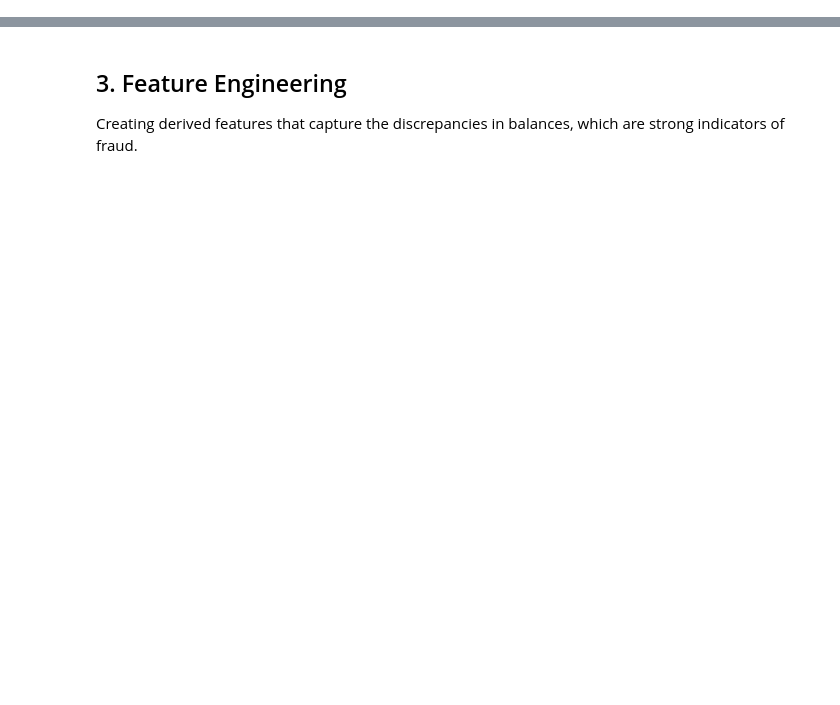
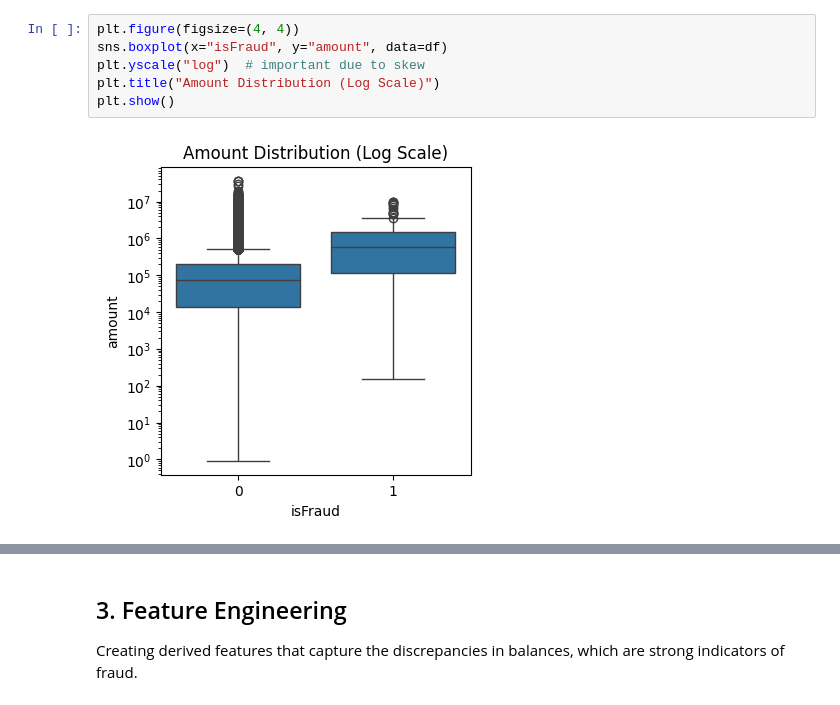
Before and after one commit to Shyam-S7/FINANCIAL-TRANSACTION-RISK-SCORING-SYSTEM, a Jupyter notebook: notebooks/experiment.ipynb, the cells around one changed output, grey strips where cells are left out. Cells and saved outputs as stored; diff of their text form; blank space fills up the shorter version.

```diff
--- a/notebooks/experiment.ipynb
+++ b/notebooks/experiment.ipynb
@@ -28,0 +171,8 @@ df=pd.read_csv()
+# %%
+plt.figure(figsize=(4, 4))
+sns.boxplot(x="isFraud", y="amount", data=df)
+plt.yscale("log")  # important due to skew
+plt.title("Amount Distribution (Log Scale)")
+plt.show()
+# %% [output]
+[figure, added]
```
Also changed, not shown: parts of 40 cells of this notebook.
